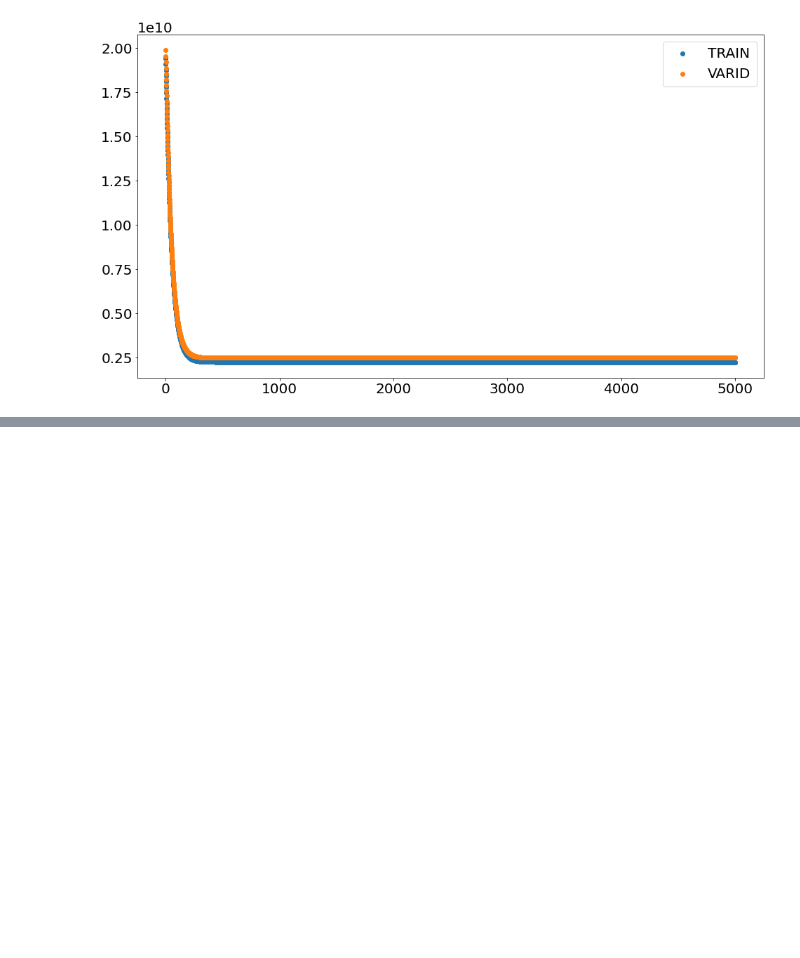
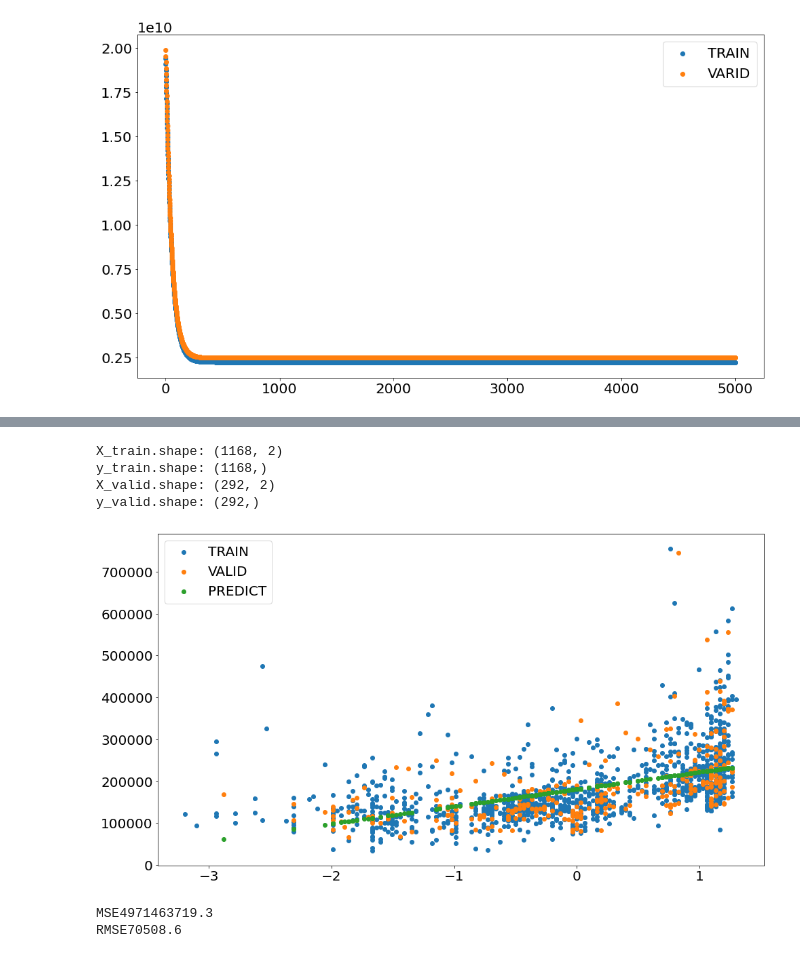
Before and after one commit to kazukim10/diveintocode-ml, a Jupyter notebook: Sprint_03_Linear regression.ipynb, the cells around one changed output, grey strips where cells are left out. Saved outputs shown, nothing was run; the diff lists cells and outputs as text; code cells hidden in the pictures; blank space fills up the shorter version.

```diff
--- a/Sprint_03_Linear regression.ipynb
+++ b/Sprint_03_Linear regression.ipynb
@@ -542,0 +612,50 @@ plt.plot();
+# %%
+# 訓練データ、検証データに分割
+from sklearn.model_selection import train_test_split
+
+X_train, X_valid, y_train, y_valid = \
+train_test_split(X,y,train_size=0.8,random_state=0)
+
+print('X_train.shape:',X_train.shape)
+print('y_train.shape:',y_train.shape)
+print('X_valid.shape:',X_valid.shape)
+print('y_valid.shape:',y_valid.shape)
+# %% [output]
+X_train.shape: (1168, 2)
+y_train.shape: (1168,)
+X_valid.shape: (292, 2)
+y_valid.shape: (292,)
+# %%
+# 標準化
+from sklearn.preprocessing import StandardScaler
+
+scaler = StandardScaler()
+scaler.fit(X_train)
+
+X_train_std = scaler.transform(X_train)
+X_valid_std = scaler.transform(X_valid)
+# %%
+reg09 = ScratchLinearRegression(num_iter=5000, lr=0.01)
+
+reg09.fit(X_train_std,y_train,X_valid_std,y_valid)
+y_pred09 = reg09.predict(X_valid_std)
+# %%
+# 訓練データ、検証データ、予測データの可視化
+fig,ax = plt.subplots(figsize=(16,9))
+
+plt.rcParams["font.size"] = 20
+plt.scatter(X_train_std[:,1],y_train,label="TRAIN")
+plt.scatter(X_valid_std[:,1],y_valid,label="VALID")
+plt.scatter(X_valid_std[:,1],y_pred09,label="PREDICT")
+plt.legend()
+plt.plot();
+# %% [output]
+[figure, added]
+# %%
+# 平均二乗誤差
+mse = MSE(y_pred09, y_valid)
+print('MSE{:.1f}'.format(mse))
+print('RMSE{:.1f}'.format(np.sqrt(mse)))
+# %% [output]
+MSE4971463719.3
+RMSE70508.6
```
Also changed, not shown: parts of 59 cells of this notebook.
